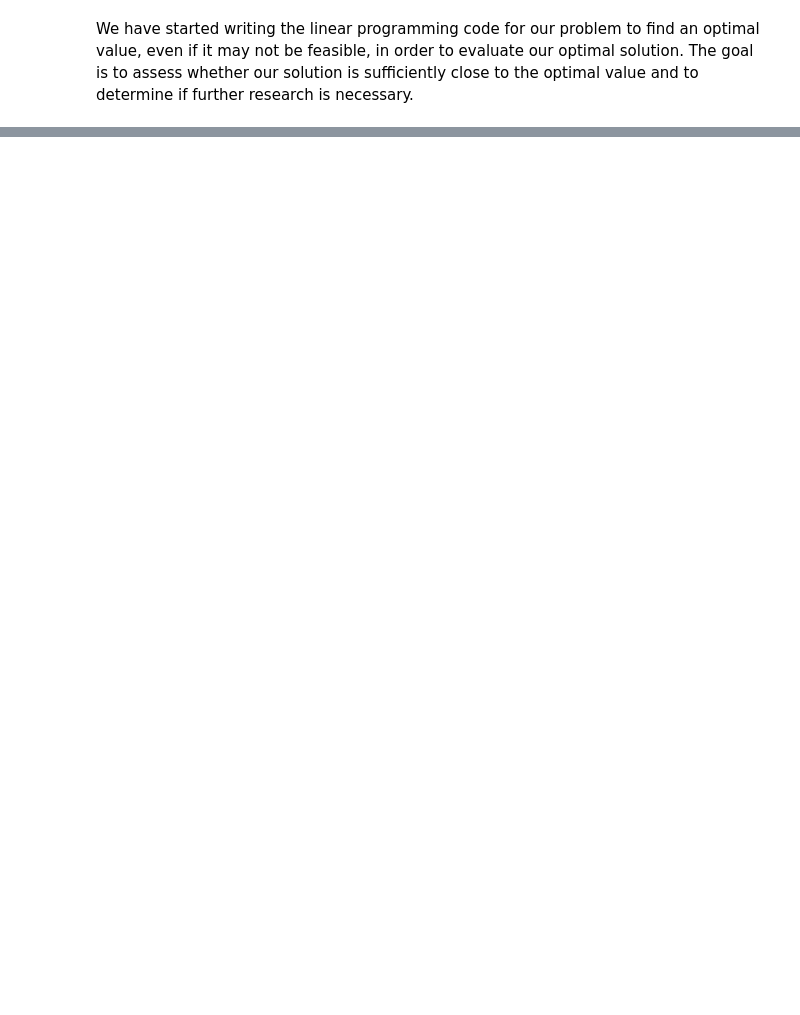
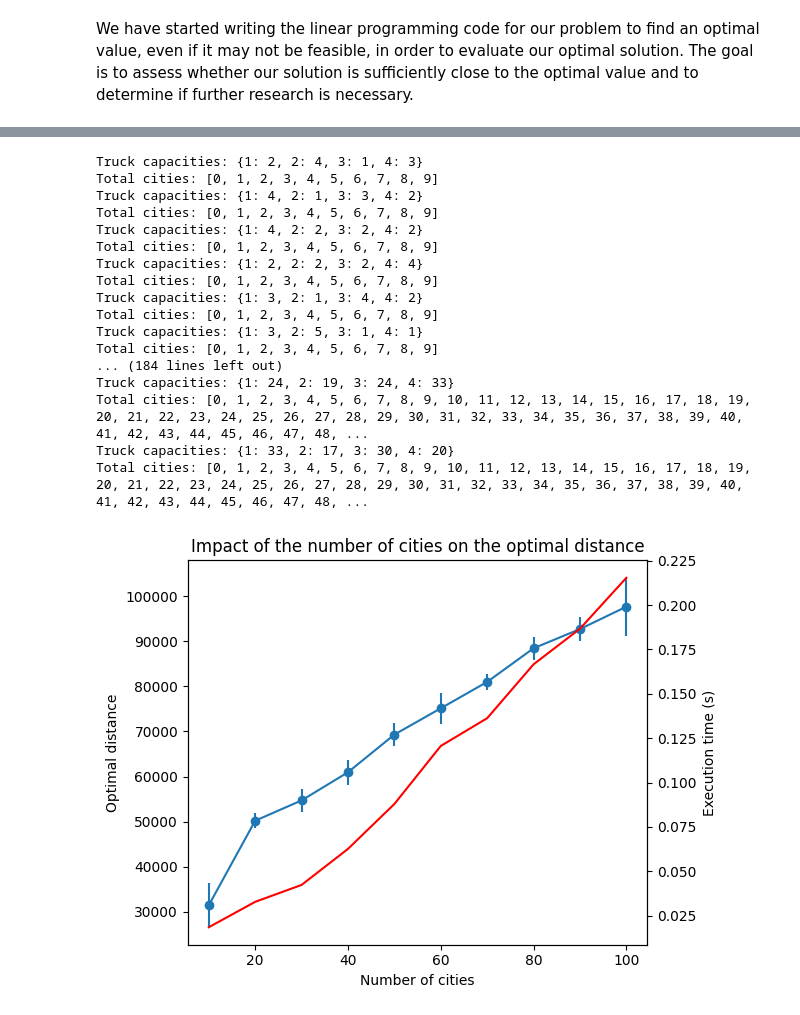
Before and after one commit to SimoElvirand/1-Le-probl-me-du-voyageur-de-commerce-avec-plusieurs-camions, a Jupyter notebook: Final Project with statistical final111.ipynb, the cells around one changed output, grey strips where cells are left out. Cells and saved outputs as stored; diff of their text form; code cells hidden in the pictures; blank space fills up the shorter version.

```diff
--- a/Final Project with statistical final111.ipynb
+++ b/Final Project with statistical final111.ipynb
@@ -948,0 +1084,63 @@ Total cities: [0, 1, 2, 3, 4, 5, 6, 7, 8, 9, 10, 11, 12, 13, 14, 15, 16, 17, 18,
+# %%
+def plot_city_impact(n_trucks, tabu_list_size, iter_max, n_repetitions):
+    n_cities_list = list(range(10, 101, 10))
+    distances_mean = []
+    distances_std = []
+    times = []
+
+    for n_cities in n_cities_list:
+        distances = []
+        total_time = 0
+        for _ in range(n_repetitions):
+            start_time = time.time()
+            sub_graphs = random_subgraph(n_cities, n_trucks)
+            rand_sol = random_solution(sub_graphs)
+            sum_dist = 0
+            for path in rand_sol.values():
+                meilleure_globale, valeur_meilleur_globale, _, _ = tabu_search(path, tabu_list_size, iter_max)
+                sum_dist += valeur_meilleur_globale
+            distances.append(sum_dist)
+            total_time += time.time() - start_time
+
+        distances_mean.append(np.mean(distances))
+        distances_std.append(np.std(distances))
+        times.append(total_time / n_repetitions)
+
+    fig, ax1 = plt.subplots()
+    ax1.errorbar(n_cities_list, distances_mean, yerr=distances_std, fmt='o-')
+    ax1.set_xlabel("Number of cities")
+    ax1.set_ylabel("Optimal distance")
+    ax1.set_title("Impact of the number of cities on the optimal distance")
+
+    ax2 = ax1.twinx()
+    ax2.plot(n_cities_list, times, 'r-')
+    ax2.set_ylabel("Execution time (s)")
+
+    plt.tight_layout()
+    plt.show()
+# %%
+n_trucks = 4
+tabu_list_size = 30
+iter_max = 100
+n_repetitions = 10
+
+plot_city_impact(n_trucks, tabu_list_size, iter_max, n_repetitions)
+# %% [output]
+Truck capacities: {1: 2, 2: 4, 3: 1, 4: 3}
+Total cities: [0, 1, 2, 3, 4, 5, 6, 7, 8, 9]
+Truck capacities: {1: 4, 2: 1, 3: 3, 4: 2}
+Total cities: [0, 1, 2, 3, 4, 5, 6, 7, 8, 9]
+Truck capacities: {1: 4, 2: 2, 3: 2, 4: 2}
+Total cities: [0, 1, 2, 3, 4, 5, 6, 7, 8, 9]
+Truck capacities: {1: 2, 2: 2, 3: 2, 4: 4}
+Total cities: [0, 1, 2, 3, 4, 5, 6, 7, 8, 9]
+Truck capacities: {1: 3, 2: 1, 3: 4, 4: 2}
+Total cities: [0, 1, 2, 3, 4, 5, 6, 7, 8, 9]
+Truck capacities: {1: 3, 2: 5, 3: 1, 4: 1}
+Total cities: [0, 1, 2, 3, 4, 5, 6, 7, 8, 9]
+... (184 lines left out)
+Truck capacities: {1: 24, 2: 19, 3: 24, 4: 33}
+Total cities: [0, 1, 2, 3, 4, 5, 6, 7, 8, 9, 10, 11, 12, 13, 14, 15, 16, 17, 18, 19, 20, 21, 22, 23, 24, 25, 26, 27, 28, 29, 30, 31, 32, 33, 34, 35, 36, 37, 38, 39, 40, 41, 42, 43, 44, 45, 46, 47, 48, ...
+Truck capacities: {1: 33, 2: 17, 3: 30, 4: 20}
+Total cities: [0, 1, 2, 3, 4, 5, 6, 7, 8, 9, 10, 11, 12, 13, 14, 15, 16, 17, 18, 19, 20, 21, 22, 23, 24, 25, 26, 27, 28, 29, 30, 31, 32, 33, 34, 35, 36, 37, 38, 39, 40, 41, 42, 43, 44, 45, 46, 47, 48, ...
+[figure, added]
```
Also changed, not shown: parts of 24 cells of this notebook.
